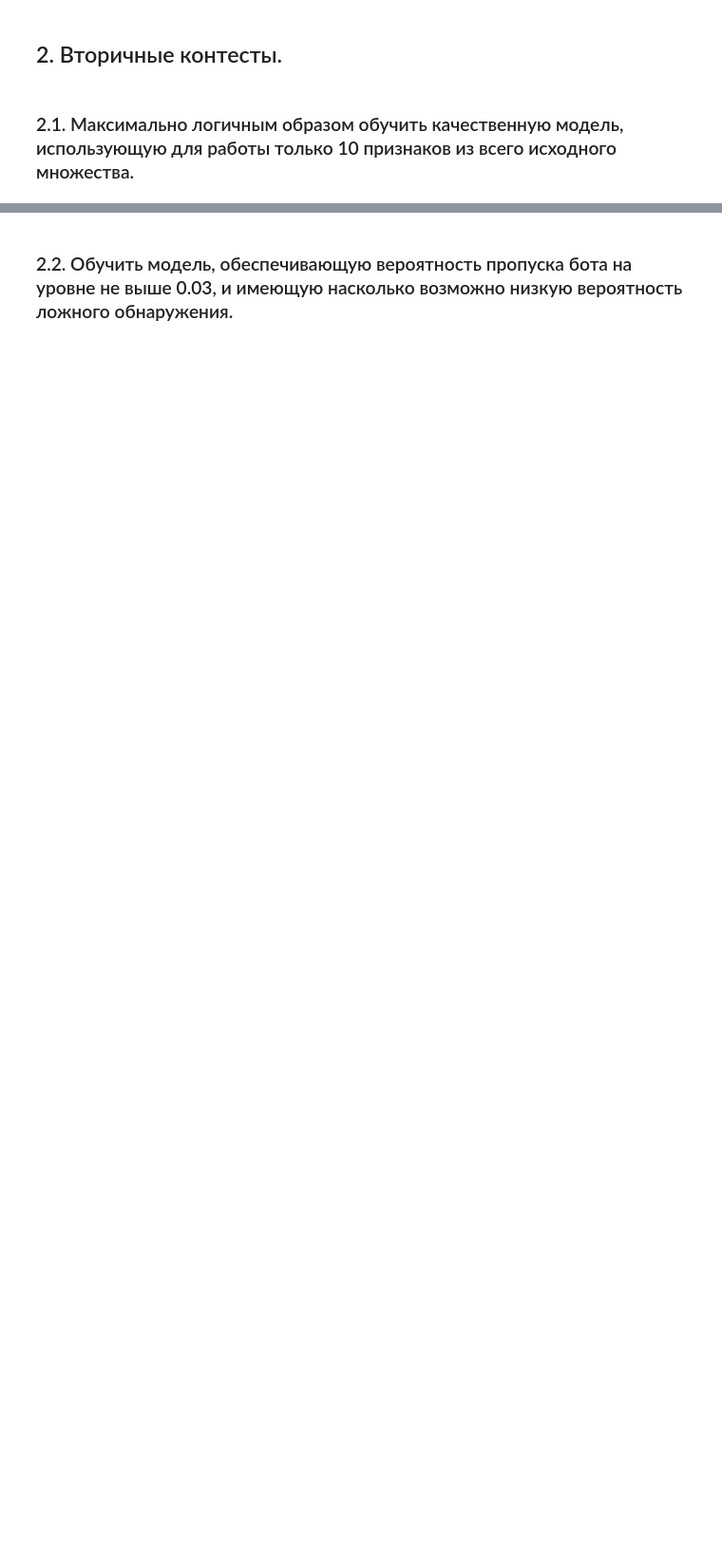
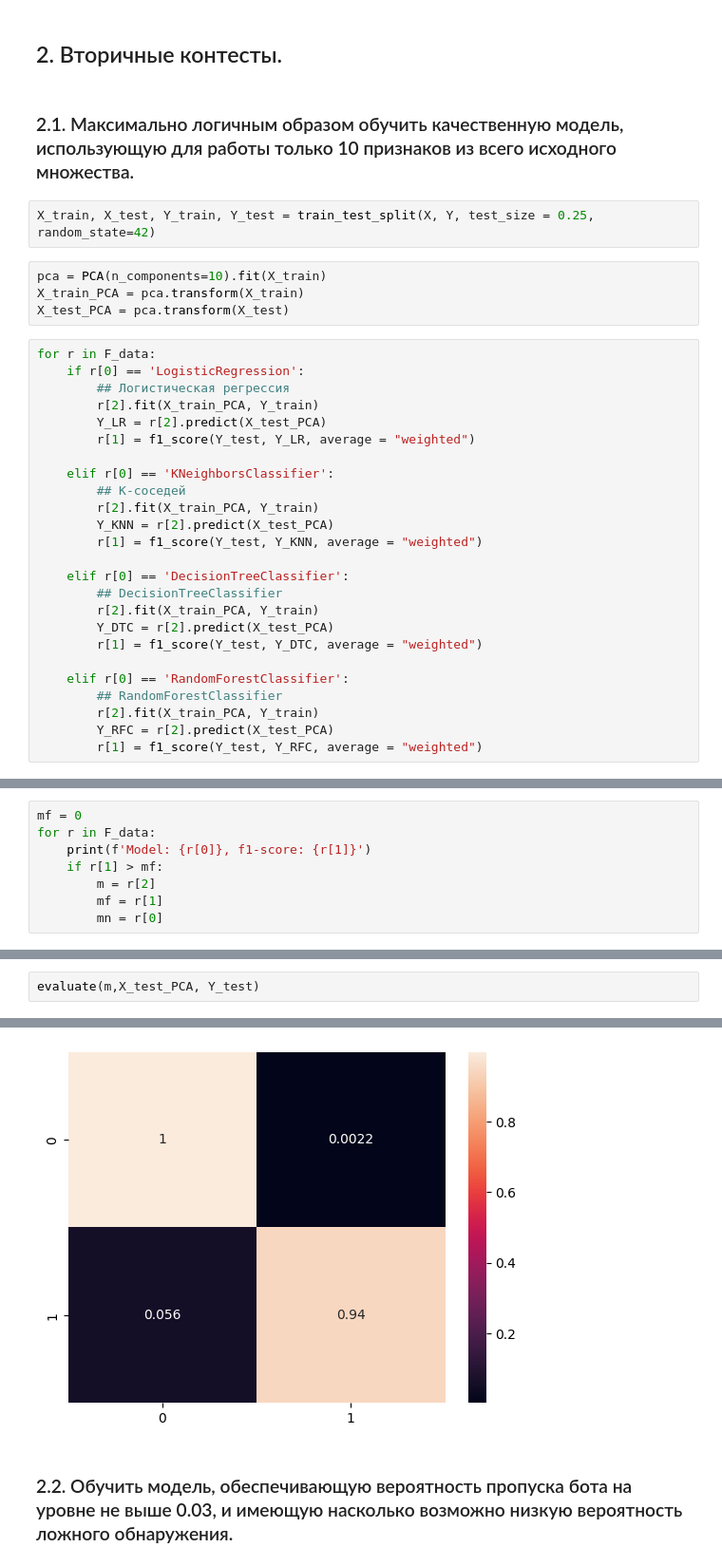
Before and after one commit to itsecd/ml-for-sec-lab1, a Jupyter notebook: Lab1_MLS_6231_Chaplygin.ipynb, the cells around one changed output, grey strips where cells are left out. Shown at 95% size. Cells and saved outputs as stored; diff of their text form; blank space fills up the shorter version.

```diff
--- a/Lab1_MLS_6231_Chaplygin.ipynb
+++ b/Lab1_MLS_6231_Chaplygin.ipynb
@@ -241,3 +258,34 @@ dump(m, filename = 'model.joblib')
 ## 2. Вторичные контесты.
 # %% [markdown]
 ### 2.1. Максимально логичным образом обучить качественную модель, использующую для работы только 10 признаков из всего исходного множества.
+# %%
+X_train, X_test, Y_train, Y_test = train_test_split(X, Y, test_size = 0.25, random_state=42)
+# %%
+pca = PCA(n_components=10).fit(X_train)
+X_train_PCA = pca.transform(X_train)
+X_test_PCA = pca.transform(X_test)
+# %%
+for r in F_data:
+    if r[0] == 'LogisticRegression':
+        ## Логистическая регрессия
+        r[2].fit(X_train_PCA, Y_train)
+        Y_LR = r[2].predict(X_test_PCA)
+        r[1] = f1_score(Y_test, Y_LR, average = "weighted")
+
+    elif r[0] == 'KNeighborsClassifier':
+        ## K-соседей
+        r[2].fit(X_train_PCA, Y_train)
+        Y_KNN = r[2].predict(X_test_PCA)
+        r[1] = f1_score(Y_test, Y_KNN, average = "weighted")
+
+    elif r[0] == 'DecisionTreeClassifier':
+        ## DecisionTreeClassifier
+        r[2].fit(X_train_PCA, Y_train)
+        Y_DTC = r[2].predict(X_test_PCA)
+        r[1] = f1_score(Y_test, Y_DTC, average = "weighted")
+
+    elif r[0] == 'RandomForestClassifier':
+        ## RandomForestClassifier
+        r[2].fit(X_train_PCA, Y_train)
+        Y_RFC = r[2].predict(X_test_PCA)
+        r[1] = f1_score(Y_test, Y_RFC, average = "weighted")
@@ -243,0 +300,8 @@ dump(m, filename = 'model.joblib')
+# %%
+mf = 0
+for r in F_data:
+    print(f'Model: {r[0]}, f1-score: {r[1]}')
+    if r[1] > mf:
+        m = r[2]
+        mf = r[1]
+        mn = r[0]
@@ -243,0 +332,3 @@ dump(m, filename = 'model.joblib')
+# %%
+evaluate(m,X_test_PCA, Y_test)
+# %% [output]
@@ -244,2 +338,3 @@ dump(m, filename = 'model.joblib')
+[figure, added]
 # %% [markdown]
 ### 2.2. Обучить модель, обеспечивающую вероятность пропуска бота на уровне не выше 0.03, и имеющую насколько возможно низкую вероятность ложного обнаружения.
```
Also changed, not shown: parts of 18 cells of this notebook, 5 other files.
